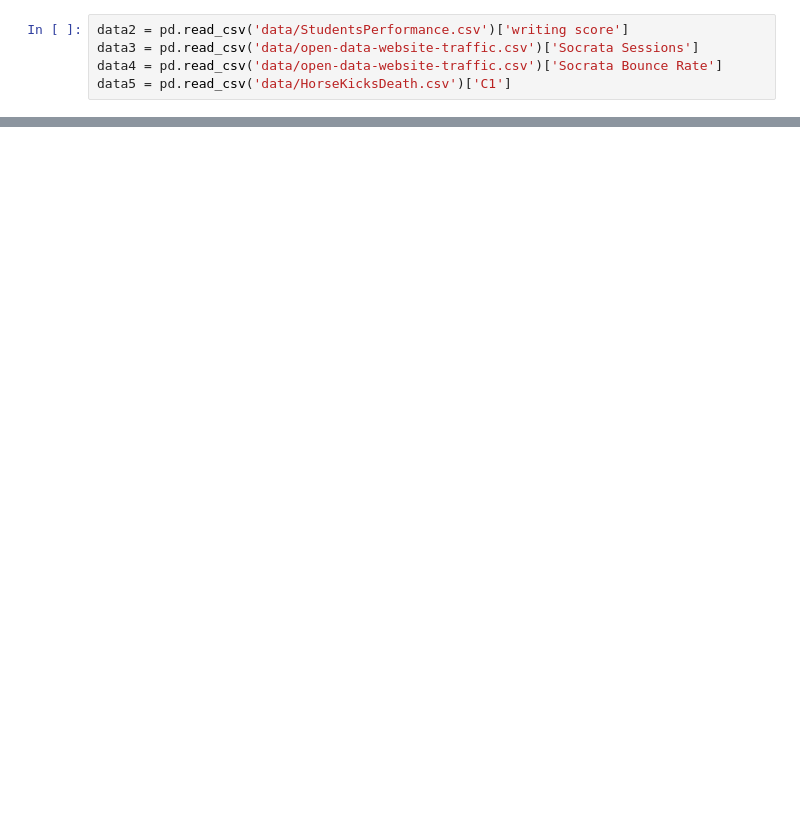
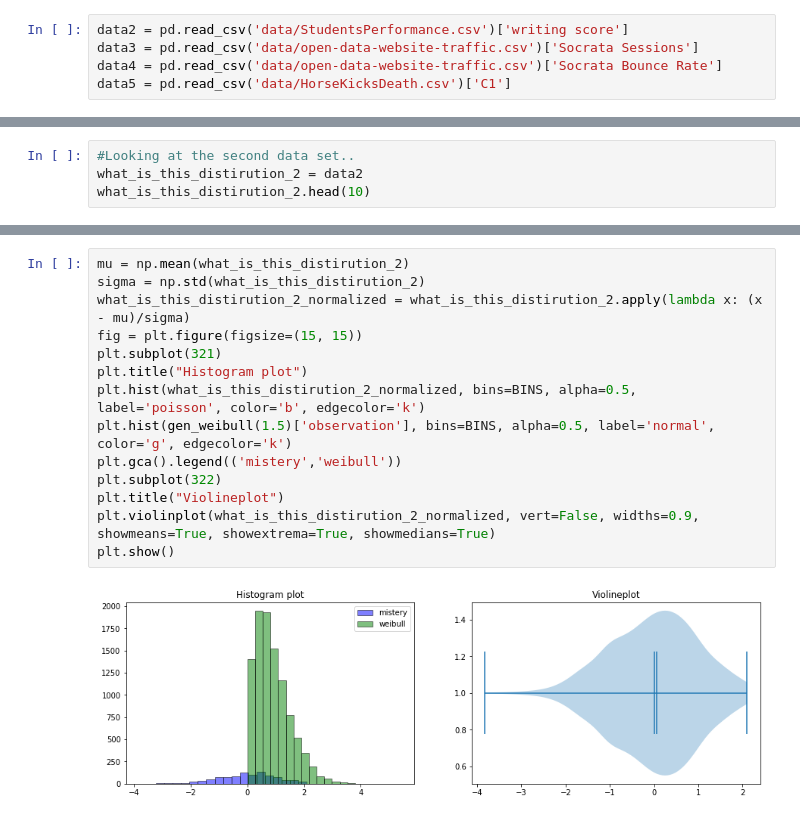
Before and after one commit to terezaif/workshops_data_exploration, a Jupyter notebook: part_2/Distribution_exercises.ipynb, the cells around one changed output, grey strips where cells are left out. Saved outputs shown, nothing was run; the diff lists cells and outputs as text; blank space fills up the shorter version.

```diff
--- a/part_2/Distribution_exercises.ipynb
+++ b/part_2/Distribution_exercises.ipynb
@@ -57,0 +143,4 @@ plt.show()
+# %%
+#Looking at the second data set..
+what_is_this_distirution_2 = data2
+what_is_this_distirution_2.head(10)
@@ -57,0 +159,16 @@ plt.show()
+# %%
+mu = np.mean(what_is_this_distirution_2)
+sigma = np.std(what_is_this_distirution_2)
+what_is_this_distirution_2_normalized = what_is_this_distirution_2.apply(lambda x: (x - mu)/sigma)
+fig = plt.figure(figsize=(15, 15))
+plt.subplot(321)
+plt.title("Histogram plot")
+plt.hist(what_is_this_distirution_2_normalized, bins=BINS, alpha=0.5, label='poisson', color='b', edgecolor='k')
+plt.hist(gen_weibull(1.5)['observation'], bins=BINS, alpha=0.5, label='normal', color='g', edgecolor='k')
+plt.gca().legend(('mistery','weibull'))
+plt.subplot(322)
+plt.title("Violineplot")
+plt.violinplot(what_is_this_distirution_2_normalized, vert=False, widths=0.9, showmeans=True, showextrema=True, showmedians=True)
+plt.show()
+# %% [output]
+[figure, added]
```
Also changed, not shown: parts of 8 cells of this notebook.
